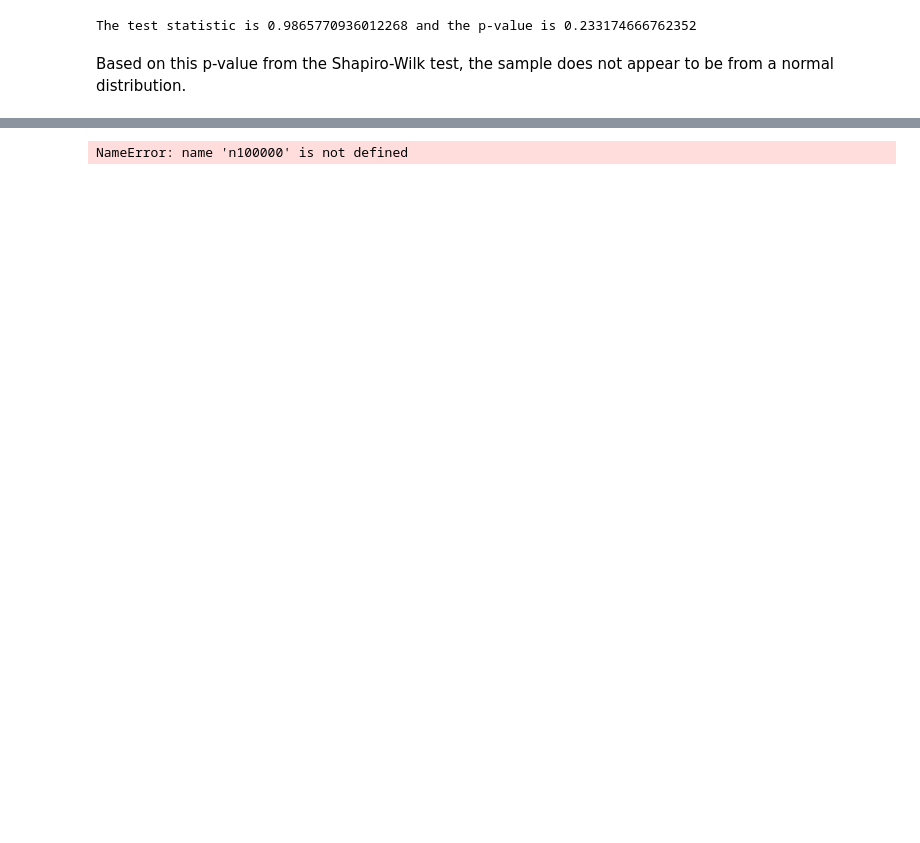
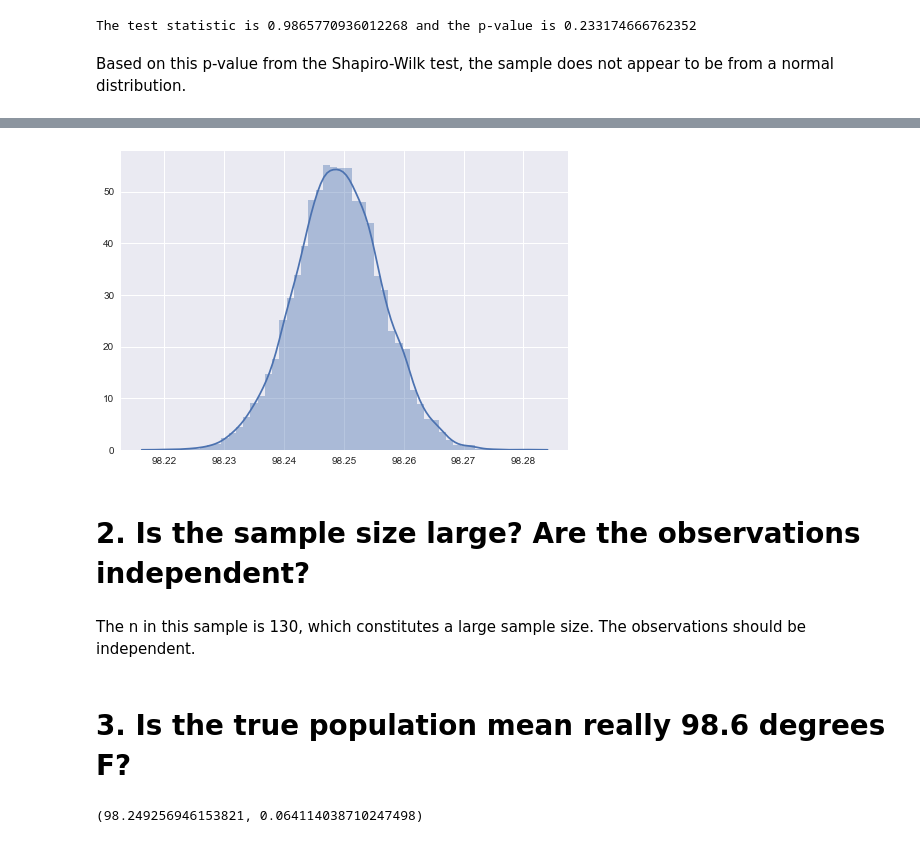
Before and after one commit to jywu86/Springboard, a Jupyter notebook: EDA_human_temperature/sliderule_dsi_inferential_statistics_exercise_1.ipynb, the cells around one changed output, grey strips where cells are left out. Drawn from its saved outputs; the diff is of its cells as text; code cells hidden in the pictures; blank space fills up the shorter version.

```diff
--- a/EDA_human_temperature/sliderule_dsi_inferential_statistics_exercise_1.ipynb
+++ b/EDA_human_temperature/sliderule_dsi_inferential_statistics_exercise_1.ipynb
@@ -100,9 +112,9 @@ Based on this p-value from the Shapiro-Wilk test, the sample does not appear to
 # %%
 #Creating an array of means from a given sample and size
-def clt(sample,sample_size):
-    means = np.empty(sample_size)
-    for i in range(sample_size):
-        new_sample = np.random.choice(sample,size=len(sample))
+def clt(sample,sample_size, iterations):
+    means = np.empty(iterations)
+    for i in range(iterations):
+        new_sample = np.random.choice(sample,size=sample_size)
         n_mean = np.mean(new_sample)
         means[i]=n_mean
     return means
@@ -115,5 +127,11 @@ array([ 98.19230769,  98.35153846,  98.20846154, ...,  98.25461538,
 # %%
-_ = plt.hist(n100000)
-plt.show()
+_ = sns.distplot(n100000)
+sns.plt.show()
 # %% [output]
-NameError: name 'n100000' is not defined
+[figure, added]
+# %% [markdown]
+# 2. Is the sample size large? Are the observations independent?
+# %% [markdown]
+The n in this sample is 130, which constitutes a large sample size.  The observations should be independent.
+# %% [markdown]
+# 3. Is the true population mean really 98.6 degrees F?
@@ -119,0 +150,4 @@ NameError: name 'n100000' is not defined
+# %%
+bootstrap_test(temp,100000)
+# %% [output]
+(98.249256946153821, 0.064114038710247498)
```
Also changed, not shown: parts of 9 cells of this notebook.
